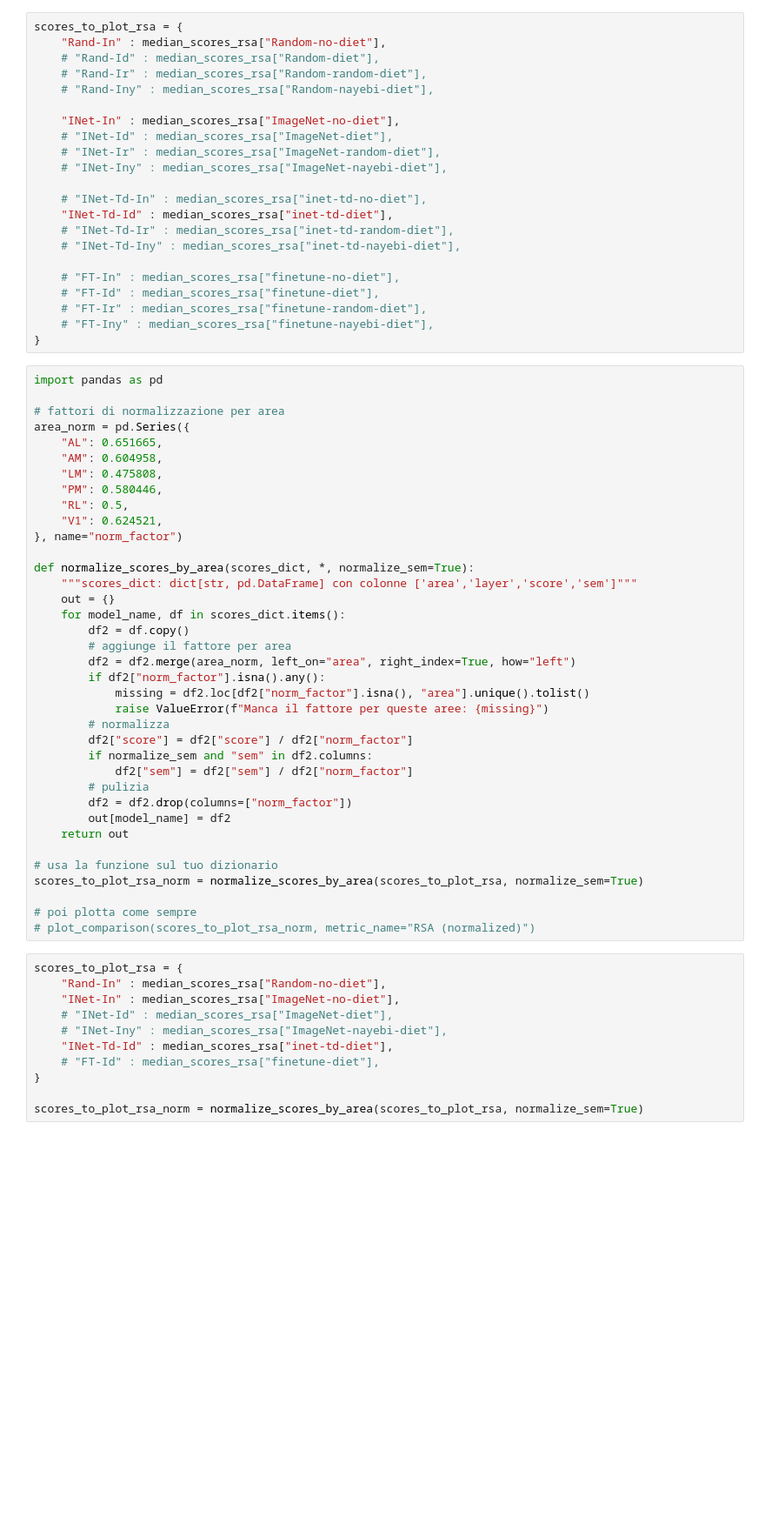
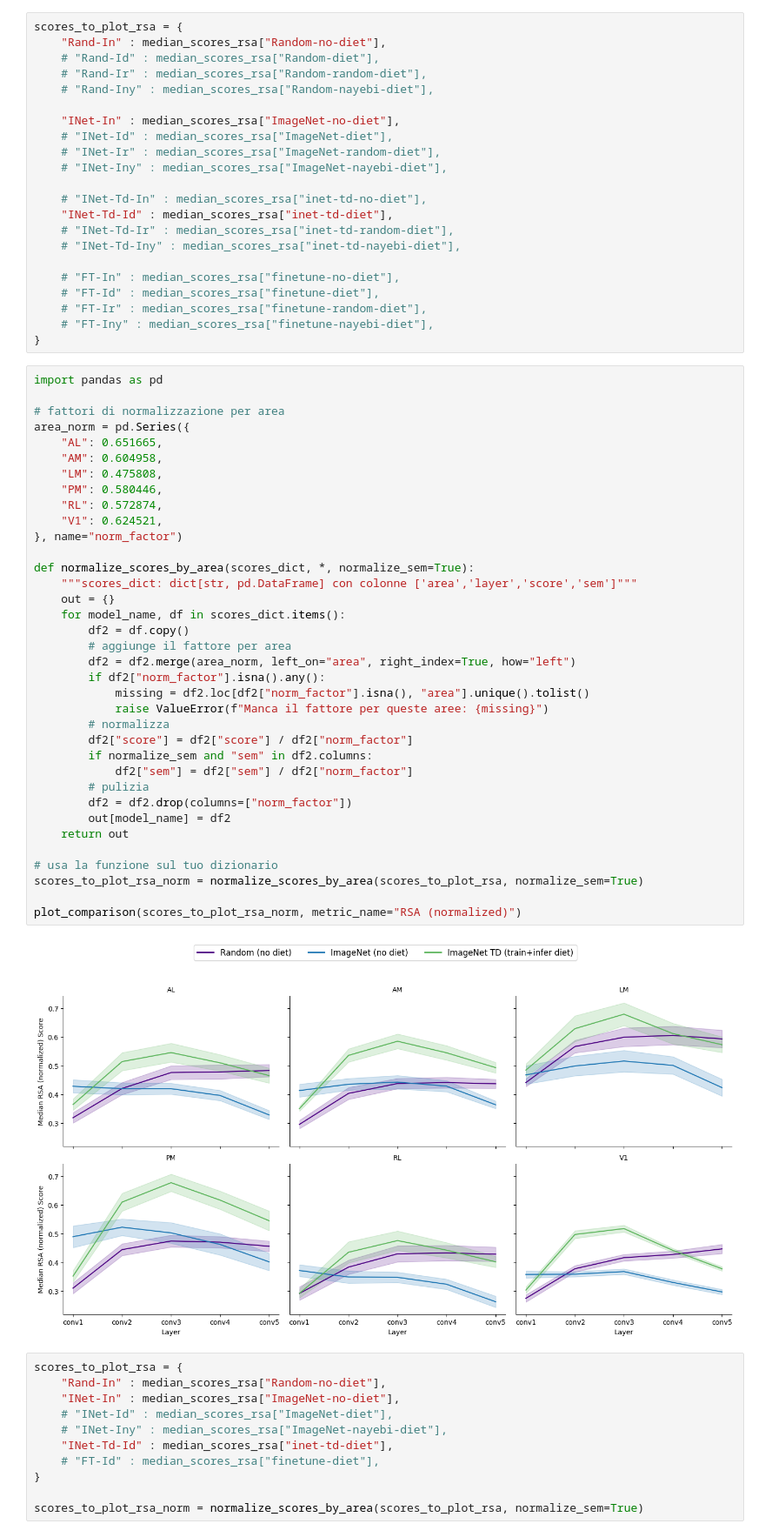
Before and after one commit to giovanni-lucarelli/mice-representation, a Jupyter notebook: neural-mapping/model_to_neural.ipynb, the cells around one changed output. Shown at 87% size. Saved outputs shown, nothing was run; the diff lists cells and outputs as text; blank space fills up the shorter version.

```diff
--- a/neural-mapping/model_to_neural.ipynb
+++ b/neural-mapping/model_to_neural.ipynb
@@ -126,36 +126,37 @@ import pandas as pd
 area_norm = pd.Series({
     "AL": 0.651665,
     "AM": 0.604958,
     "LM": 0.475808,
     "PM": 0.580446,
-    "RL": 0.5,
+    "RL": 0.572874,
     "V1": 0.624521,
 }, name="norm_factor")
 
 def normalize_scores_by_area(scores_dict, *, normalize_sem=True):
     """scores_dict: dict[str, pd.DataFrame] con colonne ['area','layer','score','sem']"""
     out = {}
     for model_name, df in scores_dict.items():
         df2 = df.copy()
         # aggiunge il fattore per area
         df2 = df2.merge(area_norm, left_on="area", right_index=True, how="left")
         if df2["norm_factor"].isna().any():
             missing = df2.loc[df2["norm_factor"].isna(), "area"].unique().tolist()
             raise ValueError(f"Manca il fattore per queste aree: {missing}")
         # normalizza
         df2["score"] = df2["score"] / df2["norm_factor"]
         if normalize_sem and "sem" in df2.columns:
             df2["sem"] = df2["sem"] / df2["norm_factor"]
         # pulizia
         df2 = df2.drop(columns=["norm_factor"])
         out[model_name] = df2
     return out
 
 # usa la funzione sul tuo dizionario
 scores_to_plot_rsa_norm = normalize_scores_by_area(scores_to_plot_rsa, normalize_sem=True)
 
-# poi plotta come sempre
-# plot_comparison(scores_to_plot_rsa_norm, metric_name="RSA (normalized)")
+plot_comparison(scores_to_plot_rsa_norm, metric_name="RSA (normalized)")
+# %% [output]
+[figure, added]
 # %%
 scores_to_plot_rsa = {
     "Rand-In" : median_scores_rsa["Random-no-diet"],
```
Also changed, not shown: parts of 2 cells of this notebook, 3 other files.
